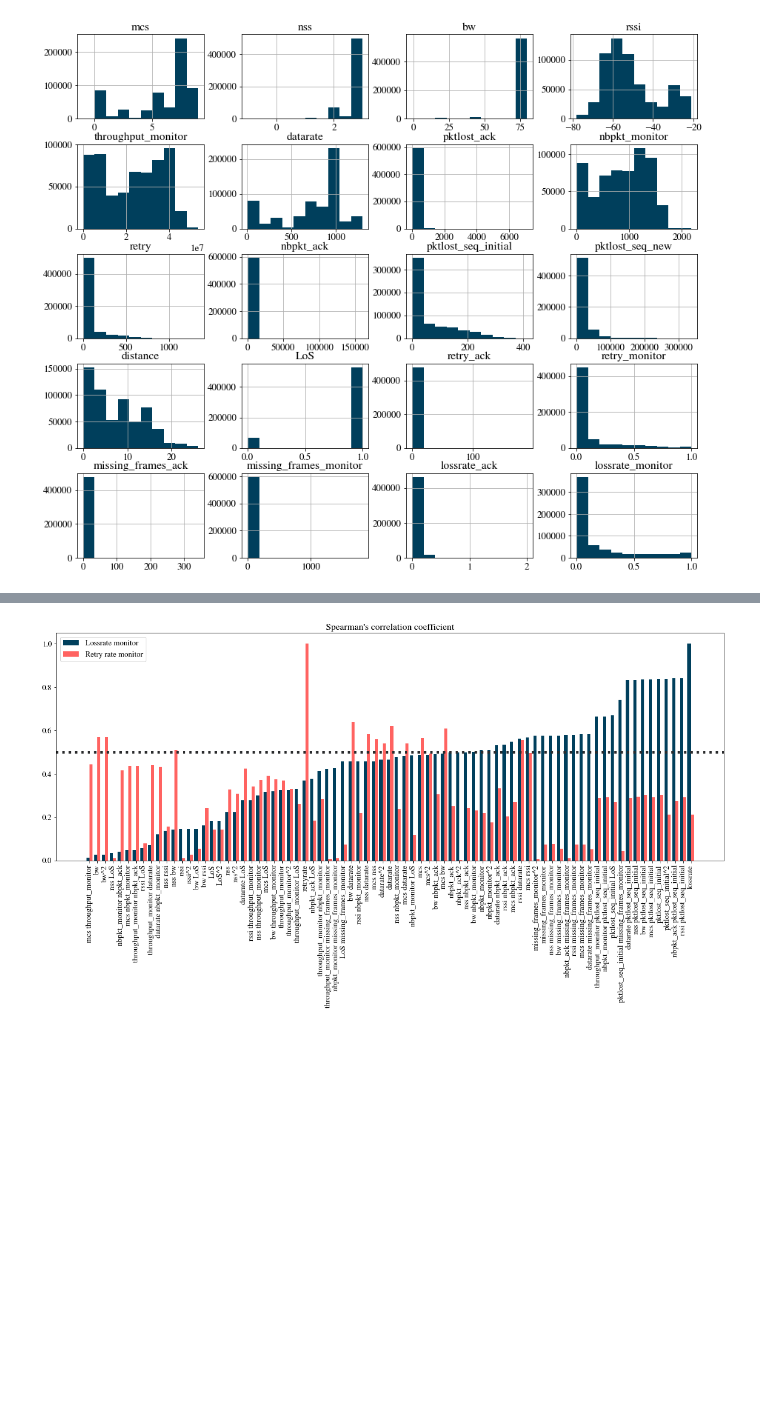
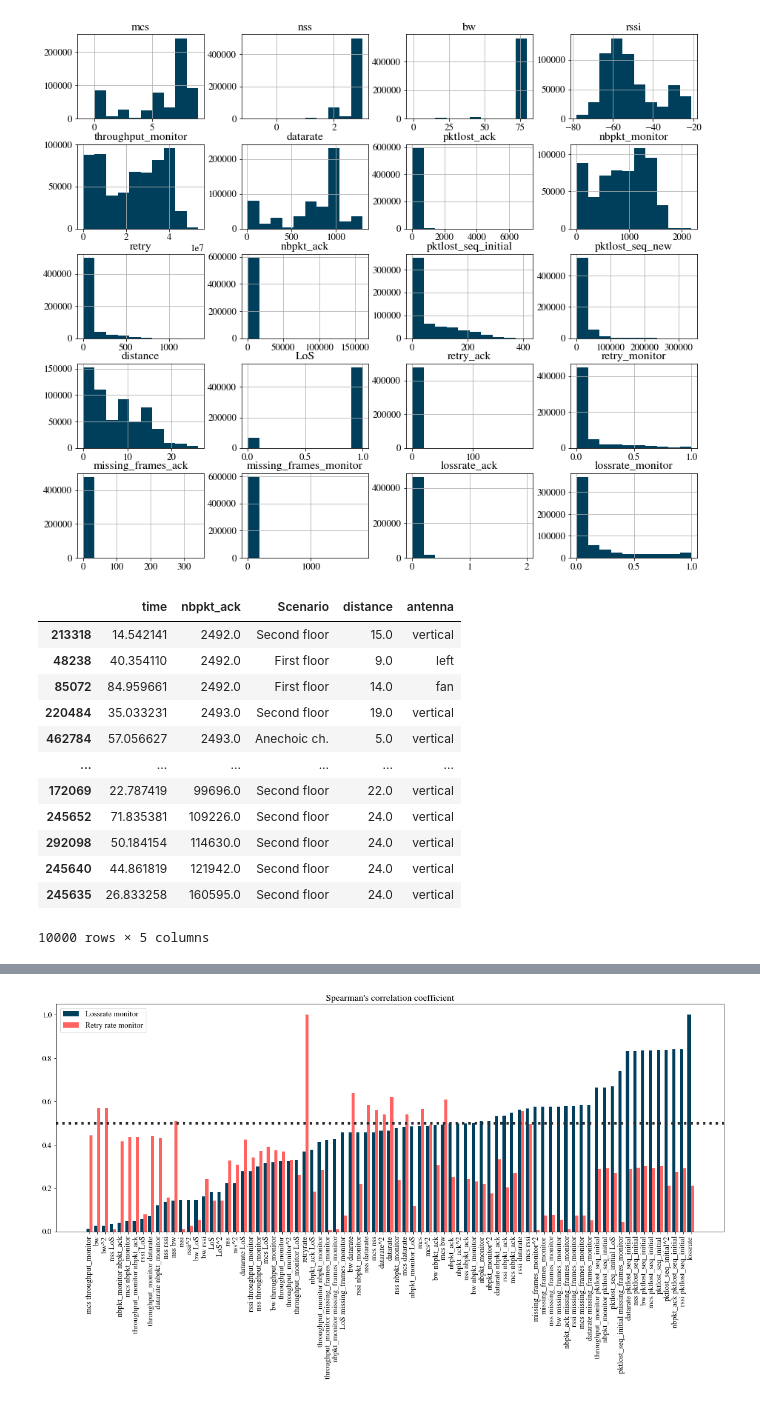
Before and after one commit to marija-stojanova/wifi-ml-complete, a Jupyter notebook: complete_model.ipynb, the cells around one changed output, grey strips where cells are left out. Drawn from its saved outputs; the diff is of its cells as text; code cells hidden in the pictures; blank space fills up the shorter version.

```diff
--- a/complete_model.ipynb
+++ b/complete_model.ipynb
@@ -153,3 +155,20 @@ data_all.drop('time', axis=1).hist(ax = ax)
 plt.show()
 # %% [output]
 [figure]
+# %%
+sorted_by_nbpkt_ack = data_all.sort_values(by=['nbpkt_ack'])[['time', 'nbpkt_ack', 'Scenario', 'distance', 'antenna']]
+sorted_by_nbpkt_ack.tail(n=10000)
+# %% [output]
+|  | time | nbpkt_ack | Scenario | distance | antenna |
+| 213318 | 14.542141 | 2492.0 | Second floor | 15.0 | vertical |
+| 48238 | 40.354110 | 2492.0 | First floor | 9.0 | left |
+| 85072 | 84.959661 | 2492.0 | First floor | 14.0 | fan |
+| 220484 | 35.033231 | 2493.0 | Second floor | 19.0 | vertical |
+| 462784 | 57.056627 | 2493.0 | Anechoic ch. | 5.0 | vertical |
+| ... | ... | ... | ... | ... | ... |
+| 172069 | 22.787419 | 99696.0 | Second floor | 22.0 | vertical |
+| 245652 | 71.835381 | 109226.0 | Second floor | 24.0 | vertical |
+| 292098 | 50.184154 | 114630.0 | Second floor | 24.0 | vertical |
+| 245640 | 44.861819 | 121942.0 | Second floor | 24.0 | vertical |
+| 245635 | 26.833258 | 160595.0 | Second floor | 24.0 | vertical |
+10000 rows × 5 columns
```
Also changed, not shown: parts of 19 cells of this notebook, 2 other files.
